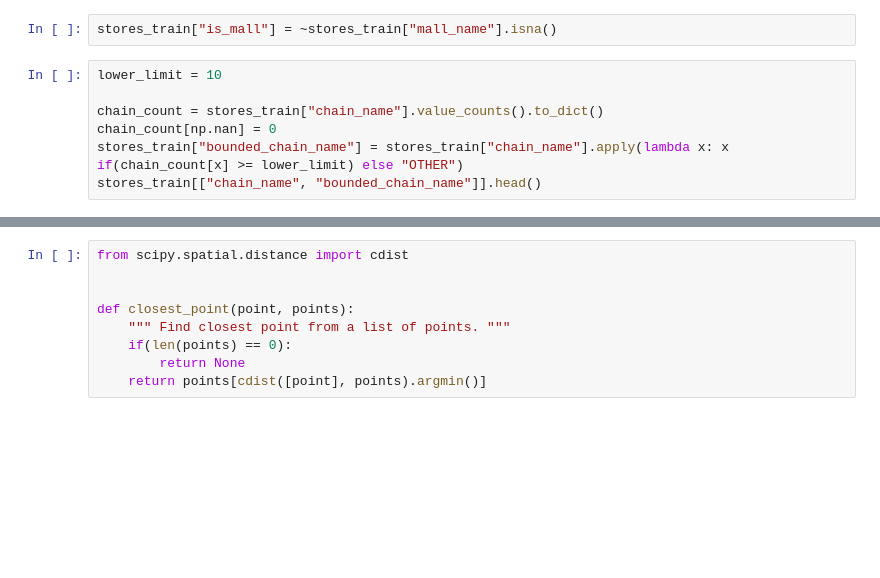
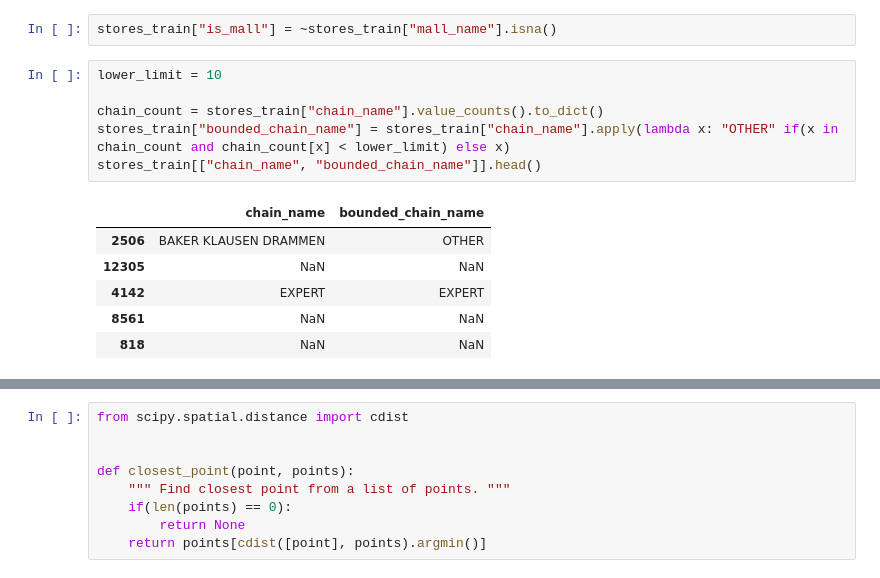
Before and after one commit to halvorlinder/TDT4173-Machine-Learning, a Jupyter notebook: experiments.ipynb, the cells around one changed output, grey strips where cells are left out. Drawn from its saved outputs; the diff is of its cells as text; blank space fills up the shorter version.

```diff
--- a/experiments.ipynb
+++ b/experiments.ipynb
@@ -112,10 +266,16 @@ stores_train["is_mall"] = ~stores_train["mall_name"].isna()
 # %%
 lower_limit = 10
 
 chain_count = stores_train["chain_name"].value_counts().to_dict()
-chain_count[np.nan] = 0
-stores_train["bounded_chain_name"] = stores_train["chain_name"].apply(lambda x: x if(chain_count[x] >= lower_limit) else "OTHER")
+stores_train["bounded_chain_name"] = stores_train["chain_name"].apply(lambda x: "OTHER" if(x in chain_count and chain_count[x] < lower_limit) else x)
 stores_train[["chain_name", "bounded_chain_name"]].head()
+# %% [output]
+|  | chain_name | bounded_chain_name |
+| 2506 | BAKER KLAUSEN DRAMMEN | OTHER |
+| 12305 | NaN | NaN |
+| 4142 | EXPERT | EXPERT |
+| 8561 | NaN | NaN |
+| 818 | NaN | NaN |
 # %%
 stores_train["plaace_cat_1"] = stores_train["plaace_hierarchy_id"].apply(lambda x: x[:1])
 stores_train["plaace_cat_2"] = stores_train["plaace_hierarchy_id"].apply(lambda x: x[:3])
```
Also changed, not shown: parts of 50 cells of this notebook.
